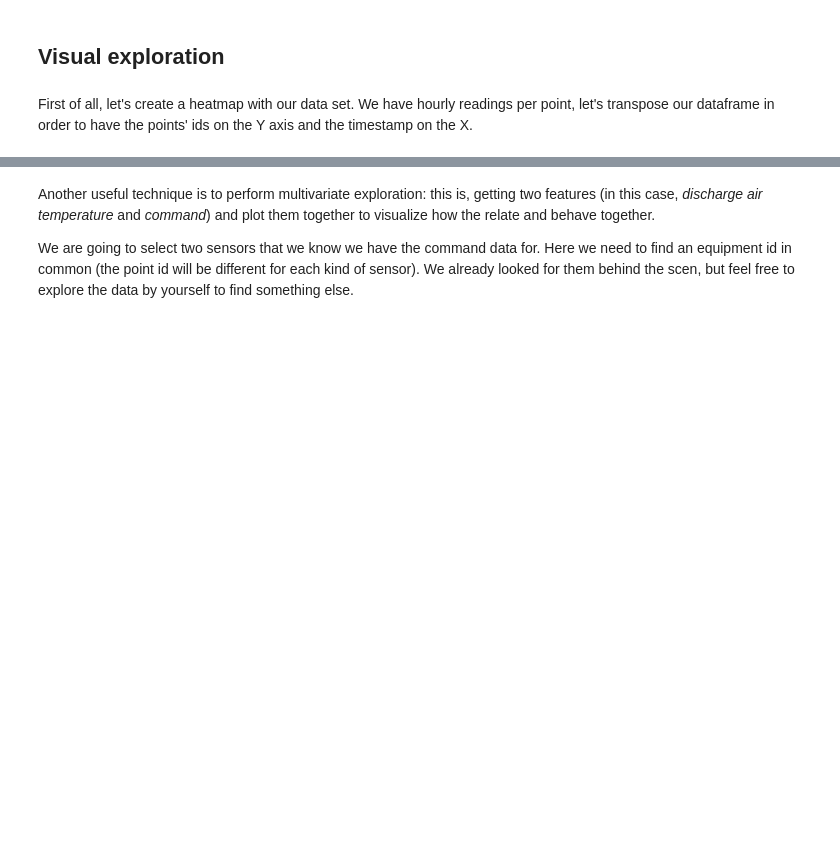
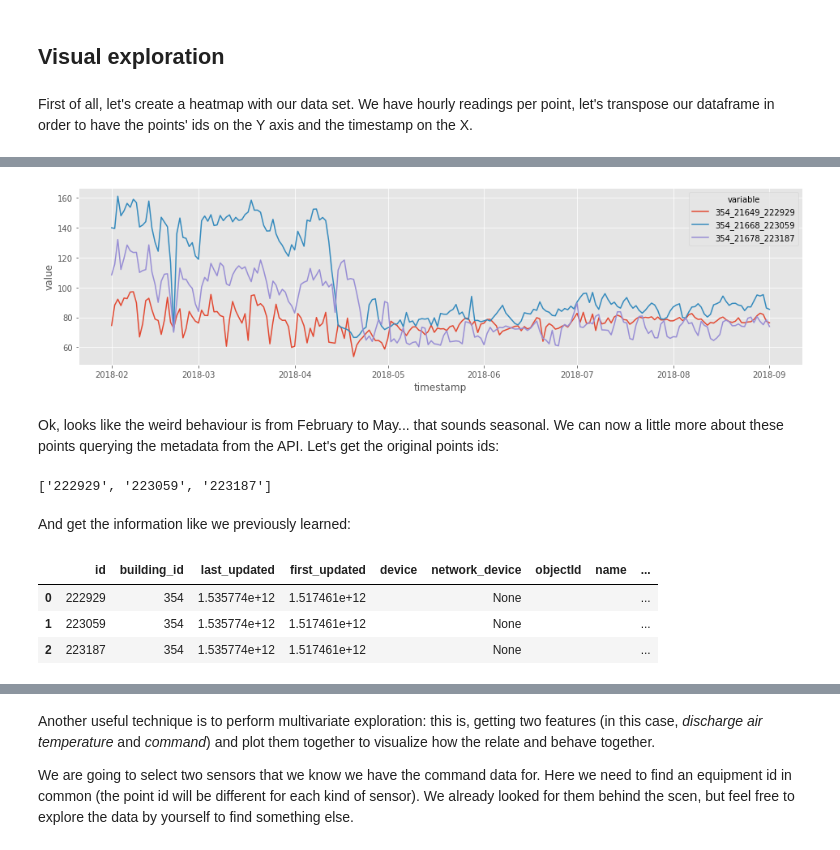
Before and after one commit to PengkunLiu/RTEM_CMU, a Jupyter notebook: RTEM Jupyter Notebook/data_drawing.ipynb, the cells around one changed output, grey strips where cells are left out. Drawn from its saved outputs; the diff is of its cells as text; code cells hidden in the pictures; blank space fills up the shorter version.

```diff
--- a/RTEM Jupyter Notebook/data_drawing.ipynb
+++ b/RTEM Jupyter Notebook/data_drawing.ipynb
@@ -77,0 +168,28 @@ fig1 = sns.heatmap(df_temp.T, cmap="coolwarm")
+# %%
+# Resample
+df2 = df_temp_raw[["timestamp"] + points].reset_index(drop=True).resample("24H", on="timestamp").mean().reset_index()
+
+# and melt
+df2 = df2.melt(id_vars=["timestamp"])
+# %%
+plt.rcParams["figure.figsize"] = (16,4)
+fig5 = sns.lineplot(data=df2, x="timestamp", y="value", hue="variable")
+# %% [output]
+[figure, added]
+# %% [markdown]
+Ok, looks like the weird behaviour is from February to May... that sounds seasonal. We can now a little more about these points querying the metadata from the API. Let's get the original points ids:
+# %%
+original_points_id = [p.split("_")[-1] for p in points]
+original_points_id
+# %% [output]
+['222929', '223059', '223187']
+# %% [markdown]
+And get the information like we previously learned:
+# %%
+metadata = pd.DataFrame(client.get_points_by_ids(original_points_id))
+metadata
+# %% [output]
+|  | id | building_id | last_updated | first_updated | device | network_device | objectId | name | ... |
+| 0 | 222929 | 354 | 1.535774e+12 | 1.517461e+12 |  | None |  |  | ... |
+| 1 | 223059 | 354 | 1.535774e+12 | 1.517461e+12 |  | None |  |  | ... |
+| 2 | 223187 | 354 | 1.535774e+12 | 1.517461e+12 |  | None |  |  | ... |
```
Also changed, not shown: parts of 26 cells of this notebook, 1 other file.
